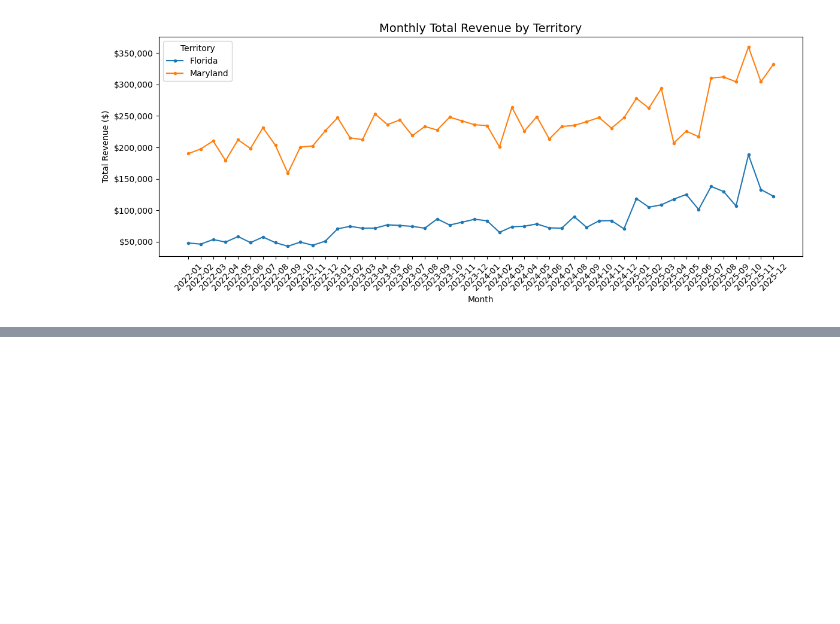
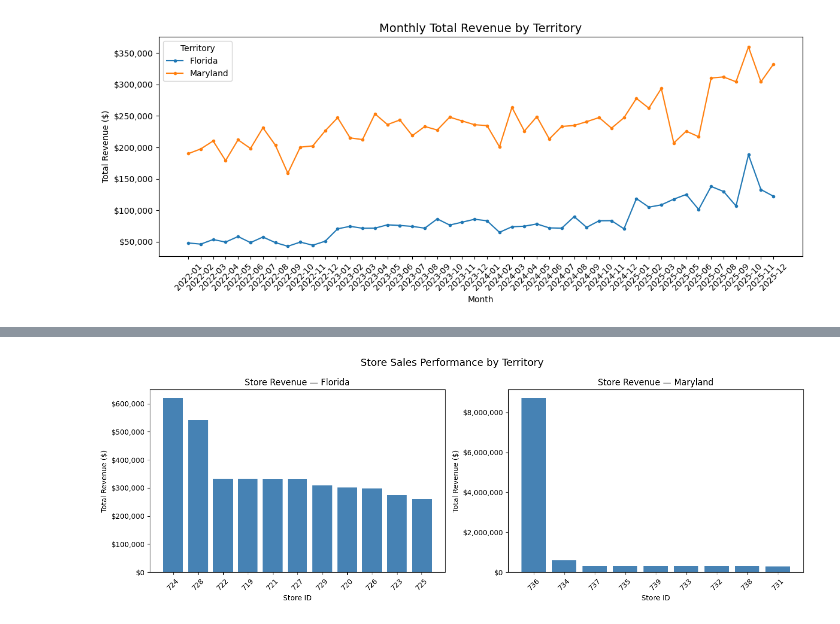
Before and after one commit to HumbleLegend25/Capstone_2, a Jupyter notebook: farinloye_sales_analysis.ipynb, the cells around one changed output, grey strips where cells are left out. Drawn from its saved outputs; the diff is of its cells as text; code cells hidden in the pictures; blank space fills up the shorter version.

Commit message:
Completed Q3 analysis and Chart 2

```diff
--- a/farinloye_sales_analysis.ipynb
+++ b/farinloye_sales_analysis.ipynb
@@ -203,0 +206,13 @@ plt.show()
+# %%
+# Question 3: Rank stores by total revenue within each territory
+
+store_revenue = my_sales.groupby(['State', 'Store ID'])['Sale Amount'].sum().reset_index()
+store_revenue.columns = ['State', 'Store ID', 'Total Revenue']
+
+# Rank stores within each state
+store_revenue['Rank'] = store_revenue.groupby('State')['Total Revenue'].rank(ascending=False, method='min').astype(int)
+
+# Sort by state and rank
+store_revenue = store_revenue.sort_values(['State', 'Rank'])
+
+print(store_revenue.to_string(index=False))
@@ -203,0 +246,18 @@ plt.show()
+# %%
+# Chart 2: Store Revenue Ranking by Territory (Bar Chart)
+fig, axes = plt.subplots(1, 2, figsize=(14, 5))
+
+for ax, (state, group) in zip(axes, store_revenue.groupby('State')):
+    group_sorted = group.sort_values('Total Revenue', ascending=False)
+    ax.bar(group_sorted['Store ID'].astype(str), group_sorted['Total Revenue'], color='steelblue')
+    ax.set_title(f'Store Revenue — {state}', fontsize=12)
+    ax.set_xlabel('Store ID')
+    ax.set_ylabel('Total Revenue ($)')
+    ax.yaxis.set_major_formatter(mticker.FuncFormatter(lambda x, _: f'${x:,.0f}'))
+    plt.setp(ax.get_xticklabels(), rotation=45)
+
+plt.suptitle('Store Sales Performance by Territory', fontsize=14)
+plt.tight_layout()
+plt.show()
+# %% [output]
+[figure, added]
```
Also changed, not shown: parts of 3 cells of this notebook.
